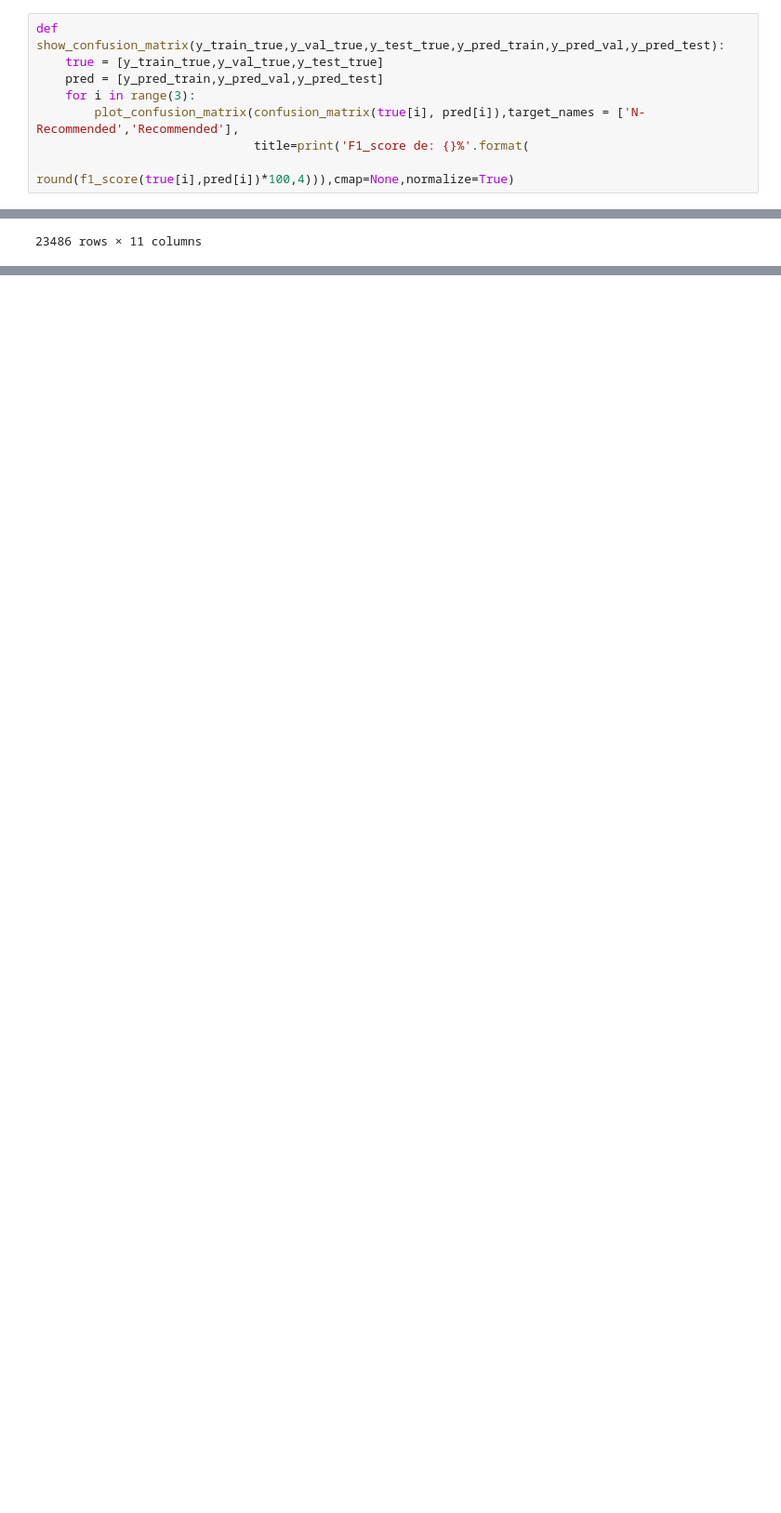
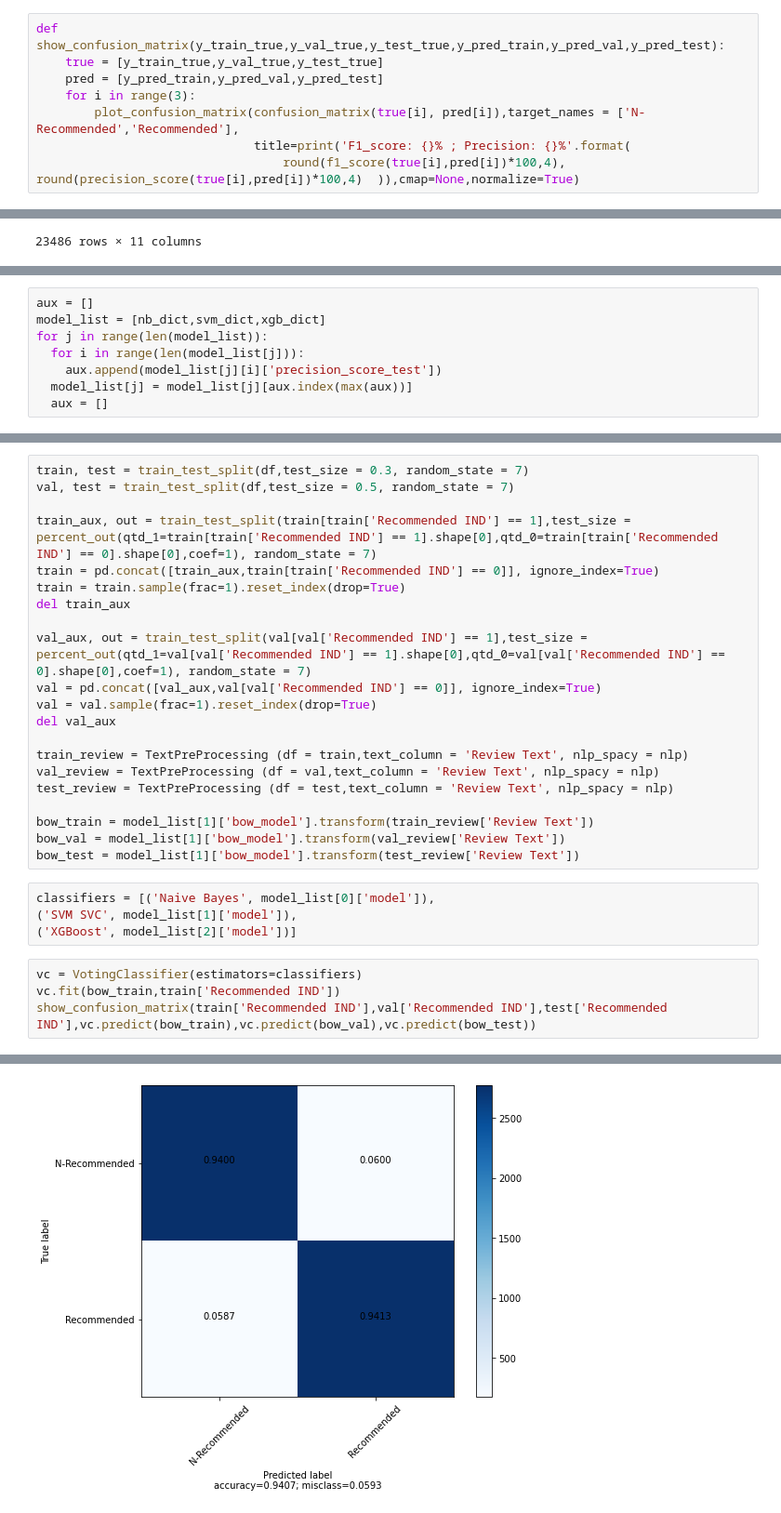
Before and after one commit to rtegao/Womens-Clothing-E-Commerce-Reviews, a Jupyter notebook: BagOfWords/unbalancedLearning.ipynb, the cells around one changed output, grey strips where cells are left out. Shown at 93% size. Cells and saved outputs as stored; diff of their text form; blank space fills up the shorter version.

```diff
--- a/BagOfWords/unbalancedLearning.ipynb
+++ b/BagOfWords/unbalancedLearning.ipynb
@@ -138,8 +121,8 @@ def show_confusion_matrix(y_train_true,y_val_true,y_test_true,y_pred_train,y_pre
     pred = [y_pred_train,y_pred_val,y_pred_test]
     for i in range(3):
         plot_confusion_matrix(confusion_matrix(true[i], pred[i]),target_names = ['N-Recommended','Recommended'],
-                              title=print('F1_score de: {}%'.format(
-                                  round(f1_score(true[i],pred[i])*100,4))),cmap=None,normalize=True)
+                              title=print('F1_score: {}% ; Precision: {}%'.format(
+                                  round(f1_score(true[i],pred[i])*100,4), round(precision_score(true[i],pred[i])*100,4)  )),cmap=None,normalize=True)
 # %%
 def flatten(lst):
     new_lst = []
@@ -349,0 +340,8 @@ F1_score de: 90.1674%
+# %%
+aux = []
+model_list = [nb_dict,svm_dict,xgb_dict]
+for j in range(len(model_list)):
+  for i in range(len(model_list[j])):
+    aux.append(model_list[j][i]['precision_score_test'])
+  model_list[j] = model_list[j][aux.index(max(aux))]
+  aux = []
@@ -349,0 +374,30 @@ F1_score de: 90.1674%
+# %%
+train, test = train_test_split(df,test_size = 0.3, random_state = 7)
+val, test = train_test_split(df,test_size = 0.5, random_state = 7)
+
+train_aux, out = train_test_split(train[train['Recommended IND'] == 1],test_size = percent_out(qtd_1=train[train['Recommended IND'] == 1].shape[0],qtd_0=train[train['Recommended IND'] == 0].shape[0],coef=1), random_state = 7)
+train = pd.concat([train_aux,train[train['Recommended IND'] == 0]], ignore_index=True)
+train = train.sample(frac=1).reset_index(drop=True)
+del train_aux
+
+val_aux, out = train_test_split(val[val['Recommended IND'] == 1],test_size = percent_out(qtd_1=val[val['Recommended IND'] == 1].shape[0],qtd_0=val[val['Recommended IND'] == 0].shape[0],coef=1), random_state = 7)
+val = pd.concat([val_aux,val[val['Recommended IND'] == 0]], ignore_index=True)
+val = val.sample(frac=1).reset_index(drop=True)
+del val_aux
+
+train_review = TextPreProcessing (df = train,text_column = 'Review Text', nlp_spacy = nlp)
+val_review = TextPreProcessing (df = val,text_column = 'Review Text', nlp_spacy = nlp)
+test_review = TextPreProcessing (df = test,text_column = 'Review Text', nlp_spacy = nlp)
+
+bow_train = model_list[1]['bow_model'].transform(train_review['Review Text'])
+bow_val = model_list[1]['bow_model'].transform(val_review['Review Text'])
+bow_test = model_list[1]['bow_model'].transform(test_review['Review Text'])
+# %%
+classifiers = [('Naive Bayes', model_list[0]['model']),
+('SVM SVC', model_list[1]['model']),
+('XGBoost', model_list[2]['model'])]
+# %%
+vc = VotingClassifier(estimators=classifiers)
+vc.fit(bow_train,train['Recommended IND'])
+show_confusion_matrix(train['Recommended IND'],val['Recommended IND'],test['Recommended IND'],vc.predict(bow_train),vc.predict(bow_val),vc.predict(bow_test))
+# %% [output]
@@ -349,0 +405 @@ F1_score de: 90.1674%
+[figure, added]
```
Also changed, not shown: parts of 16 cells of this notebook.
